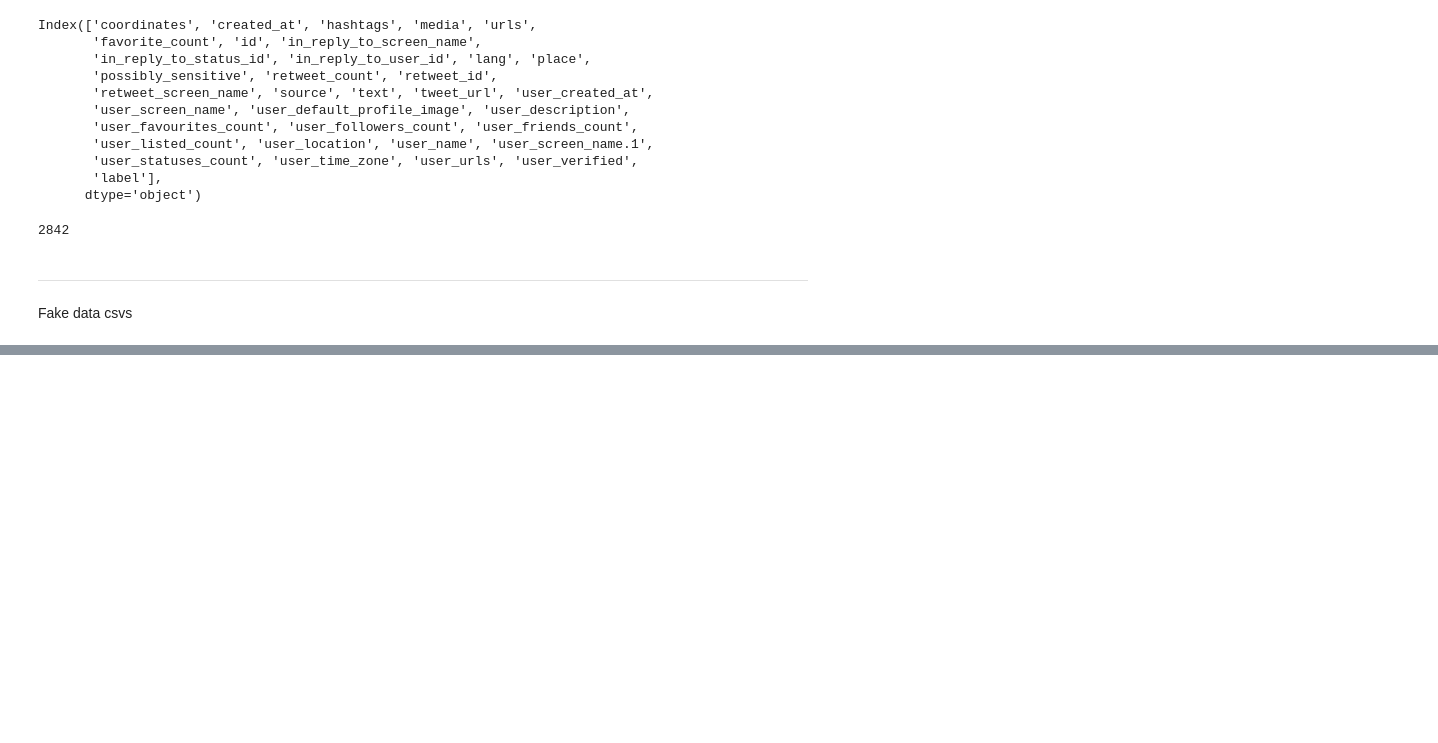
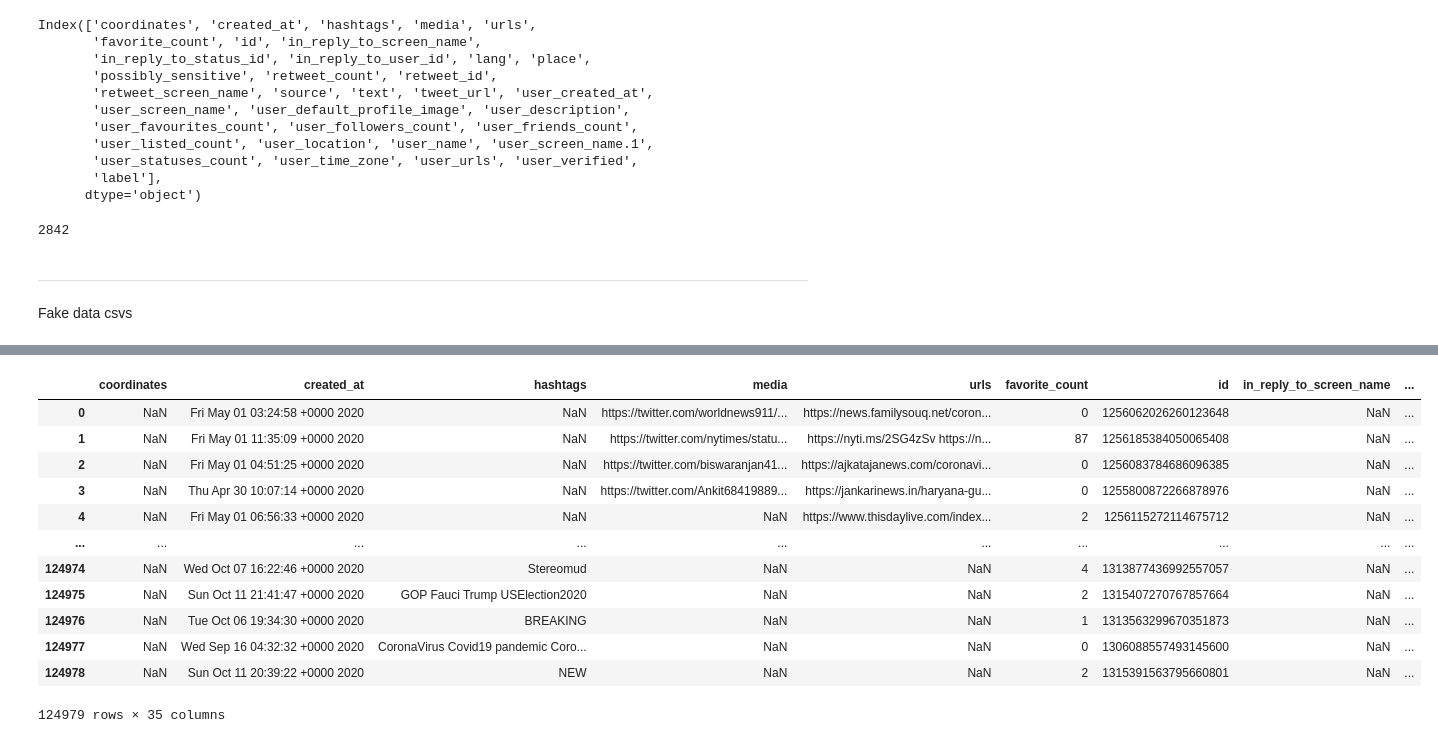
Before and after one commit to lodi-m/Misinformation-Prone-Communities, a Jupyter notebook: coaid_data_combination.ipynb, the cells around one changed output, grey strips where cells are left out. Drawn from its saved outputs; the diff is of its cells as text; code cells hidden in the pictures; blank space fills up the shorter version.

```diff
--- a/coaid_data_combination.ipynb
+++ b/coaid_data_combination.ipynb
@@ -94,0 +114,16 @@ fake_data['label'] = 0
+# %%
+fake_news
+# %% [output]
+|  | coordinates | created_at | hashtags | media | urls | favorite_count | id | in_reply_to_screen_name | ... |
+| 0 | NaN | Fri May 01 03:24:58 +0000 2020 | NaN | https://twitter.com/worldnews911/... | https://news.familysouq.net/coron... | 0 | 1256062026260123648 | NaN | ... |
+| 1 | NaN | Fri May 01 11:35:09 +0000 2020 | NaN | https://twitter.com/nytimes/statu... | https://nyti.ms/2SG4zSv https://n... | 87 | 1256185384050065408 | NaN | ... |
+| 2 | NaN | Fri May 01 04:51:25 +0000 2020 | NaN | https://twitter.com/biswaranjan41... | https://ajkatajanews.com/coronavi... | 0 | 1256083784686096385 | NaN | ... |
+| 3 | NaN | Thu Apr 30 10:07:14 +0000 2020 | NaN | https://twitter.com/Ankit68419889... | https://jankarinews.in/haryana-gu... | 0 | 1255800872266878976 | NaN | ... |
+| 4 | NaN | Fri May 01 06:56:33 +0000 2020 | NaN | NaN | https://www.thisdaylive.com/index... | 2 | 1256115272114675712 | NaN | ... |
+| ... | ... | ... | ... | ... | ... | ... | ... | ... | ... |
+| 124974 | NaN | Wed Oct 07 16:22:46 +0000 2020 | Stereomud | NaN | NaN | 4 | 1313877436992557057 | NaN | ... |
+| 124975 | NaN | Sun Oct 11 21:41:47 +0000 2020 | GOP Fauci Trump USElection2020 | NaN | NaN | 2 | 1315407270767857664 | NaN | ... |
+| 124976 | NaN | Tue Oct 06 19:34:30 +0000 2020 | BREAKING | NaN | NaN | 1 | 1313563299670351873 | NaN | ... |
+| 124977 | NaN | Wed Sep 16 04:32:32 +0000 2020 | CoronaVirus Covid19 pandemic Coro... | NaN | NaN | 0 | 1306088557493145600 | NaN | ... |
+| 124978 | NaN | Sun Oct 11 20:39:22 +0000 2020 | NEW | NaN | NaN | 2 | 1315391563795660801 | NaN | ... |
+124979 rows × 35 columns
```
Also changed, not shown: parts of 31 cells of this notebook.
